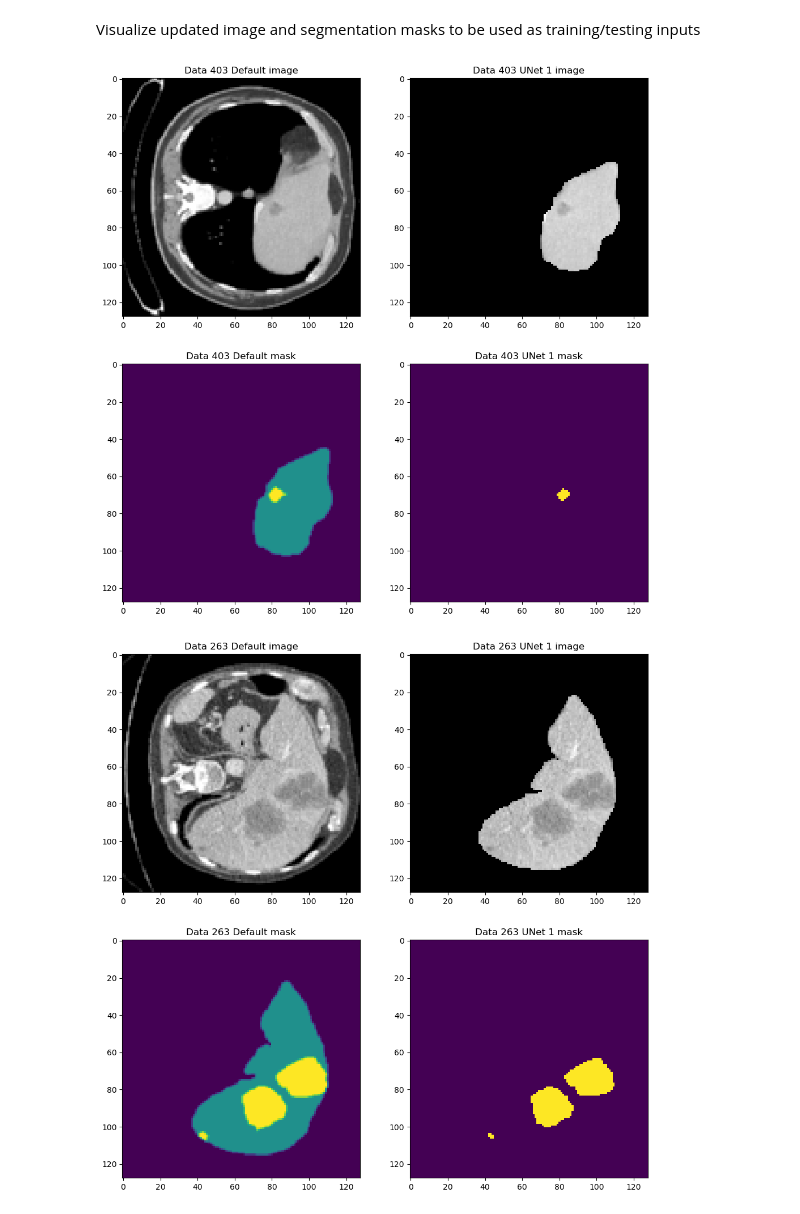
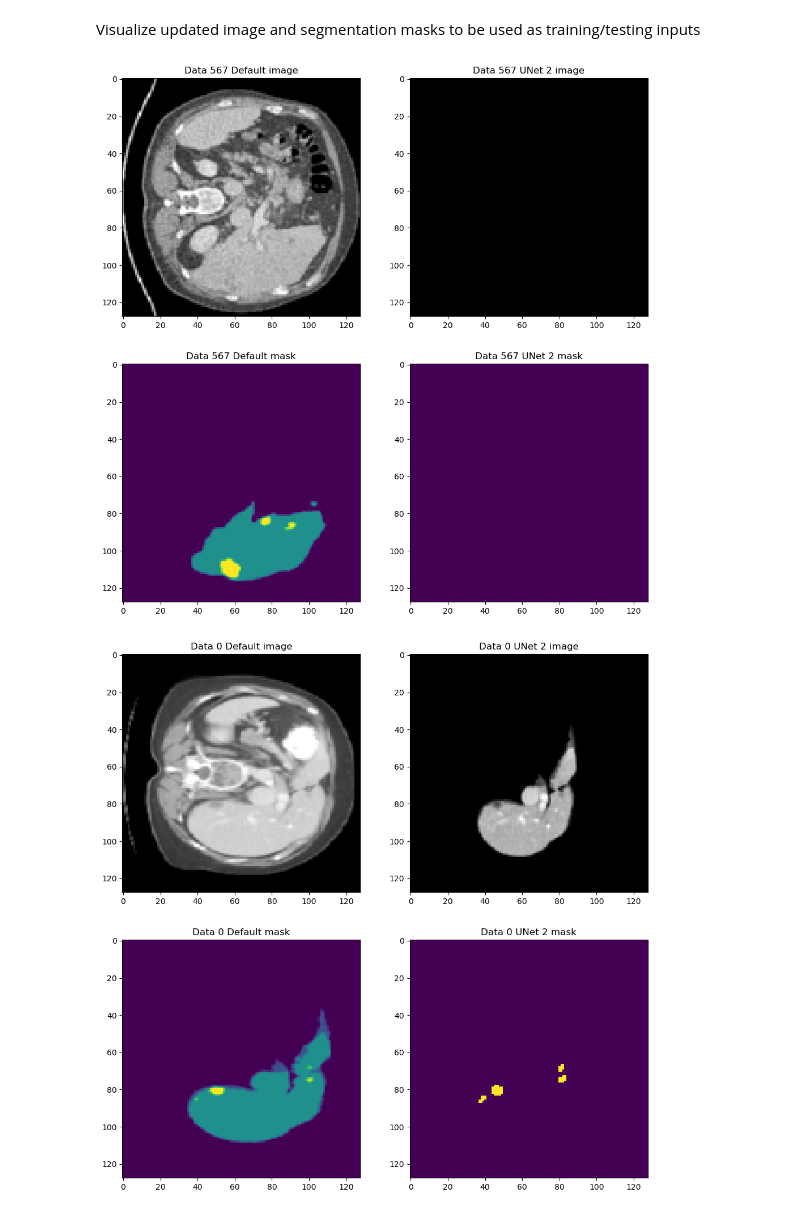
Before and after one commit to mushroonhead/eecs545_medImageSeg, a Jupyter notebook: data_preprocessing_viz.ipynb, the cells around one changed output. Saved outputs shown, nothing was run; the diff lists cells and outputs as text; code cells hidden in the pictures.

```diff
--- a/data_preprocessing_viz.ipynb
+++ b/data_preprocessing_viz.ipynb
@@ -175,13 +176,13 @@ Visualize updated segmentation masks to be used as training/testing inputs
 # display properties
 disp_size = 6
 # selected data which are known to have both tasks
-inds_to_disp = torch.tensor([403, 263, 168])
-for i in inds_to_disp:
-    plt.figure(f"Data {i}", (disp_size * 2, disp_size))
+to_disp = torch.tensor([403, 263, 168])
+for img_ind in to_disp:
+    plt.figure(f"Data {img_ind}", (disp_size * 2, disp_size))
     plt.subplot(1, 2, 1)
-    plt.title(f"Data {i} Default mask")
-    plt.imshow(default_dataset[i]["seg"][0,:,:,0])
+    plt.title(f"Data {img_ind} Default mask")
+    plt.imshow(default_dataset[img_ind]["seg"][0,:,:,0])
     plt.subplot(1, 2, 2)
-    plt.title(f"Data {i} UNet 1 mask")
-    plt.imshow(unet1_dataset[i]["seg"][0,:,:,0])
+    plt.title(f"Data {img_ind} UNet 1 mask")
+    plt.imshow(unet1_dataset[img_ind]["seg"][0,:,:,0])
 # %% [output]
@@ -203,14 +204,14 @@ unet2_transforms = Compose(
     [
         LoadImaged(keys=["vol", "seg"]),
         AddChanneld(keys=["vol", "seg"]),
-        Spacingd(keys=["vol", "seg"], pixdim=(1.5,1.5,1.0), mode=("bilinear", "nearest")),
+        # Spacingd(keys=["vol", "seg"], pixdim=(1.5,1.5,1.0), mode=("bilinear", "nearest")),
         Orientationd(keys=["vol", "seg"], axcodes="RAS"),
+        MaskIntensityd(keys=["vol"], mask_key="seg"), # mask out regions that are not liver
+        LabelToMaskd(keys=["seg"], select_labels=[2]), # set labels [2] to be mask
         ScaleIntensityRanged(keys=["vol"], a_min=-200, a_max=200,b_min=0.0, b_max=1.0, clip=True),
         CropForegroundd(keys=['vol', 'seg'], source_key='vol'),
         Resized(keys=["vol", "seg"], spatial_size=[128,128,64]),
-        MaskIntensityd(keys=["vol"], mask_key="seg"), # mask out regions that are not liver
-        LabelToMaskd(keys=["seg"], select_labels=[2]), # set labels [2] to be mask
-        ToTensord(keys=["vol", "seg"]),
+        ToTensord(keys=["vol", "seg"], dtype=torch.float16),
     ]
 )
 
@@ -220,22 +240,22 @@ Visualize updated image and segmentation masks to be used as training/testing in
 # %%
 # display properties
 disp_size = 6
 # selected data which are known to have both tasks
-inds_to_disp = torch.tensor([403, 263, 168])
-for i in inds_to_disp:
-    plt.figure(f"Data {i}", (disp_size * 2, disp_size * 2))
+to_disp = [(567, 0), (0, 57), (168, 0)]
+for img_ind, img_depth in to_disp:
+    plt.figure(f"Data {img_ind}", (disp_size * 2, disp_size * 2))
     plt.subplot(2, 2, 1)
-    plt.title(f"Data {i} Default image")
-    plt.imshow(default_dataset[i]["vol"][0,:,:,0], cmap='gray')
+    plt.title(f"Data {img_ind} Default image")
+    plt.imshow(default_dataset[img_ind]["vol"][0,:,:,img_depth], cmap='gray')
     plt.subplot(2, 2, 2)
-    plt.title(f"Data {i} UNet 1 image")
-    plt.imshow(unet2_dataset[i]["vol"][0,:,:,0], cmap='gray')
+    plt.title(f"Data {img_ind} UNet 2 image")
+    plt.imshow(unet2_dataset[img_ind]["vol"][0,:,:,img_depth], cmap='gray')
     plt.subplot(2, 2, 3)
-    plt.title(f"Data {i} Default mask")
-    plt.imshow(default_dataset[i]["seg"][0,:,:,0])
+    plt.title(f"Data {img_ind} Default mask")
+    plt.imshow(default_dataset[img_ind]["seg"][0,:,:,img_depth])
     plt.subplot(2, 2, 4)
-    plt.title(f"Data {i} UNet 1 mask")
-    plt.imshow(unet2_dataset[i]["seg"][0,:,:,0])
+    plt.title(f"Data {img_ind} UNet 2 mask")
+    plt.imshow(unet2_dataset[img_ind]["seg"][0,:,:,img_depth])
 # %% [output]
-[figure, old version]
+[figure, new version]
-[figure, old version]
+[figure, new version]
```
Also changed, not shown: parts of 12 cells of this notebook, 2 other files.
